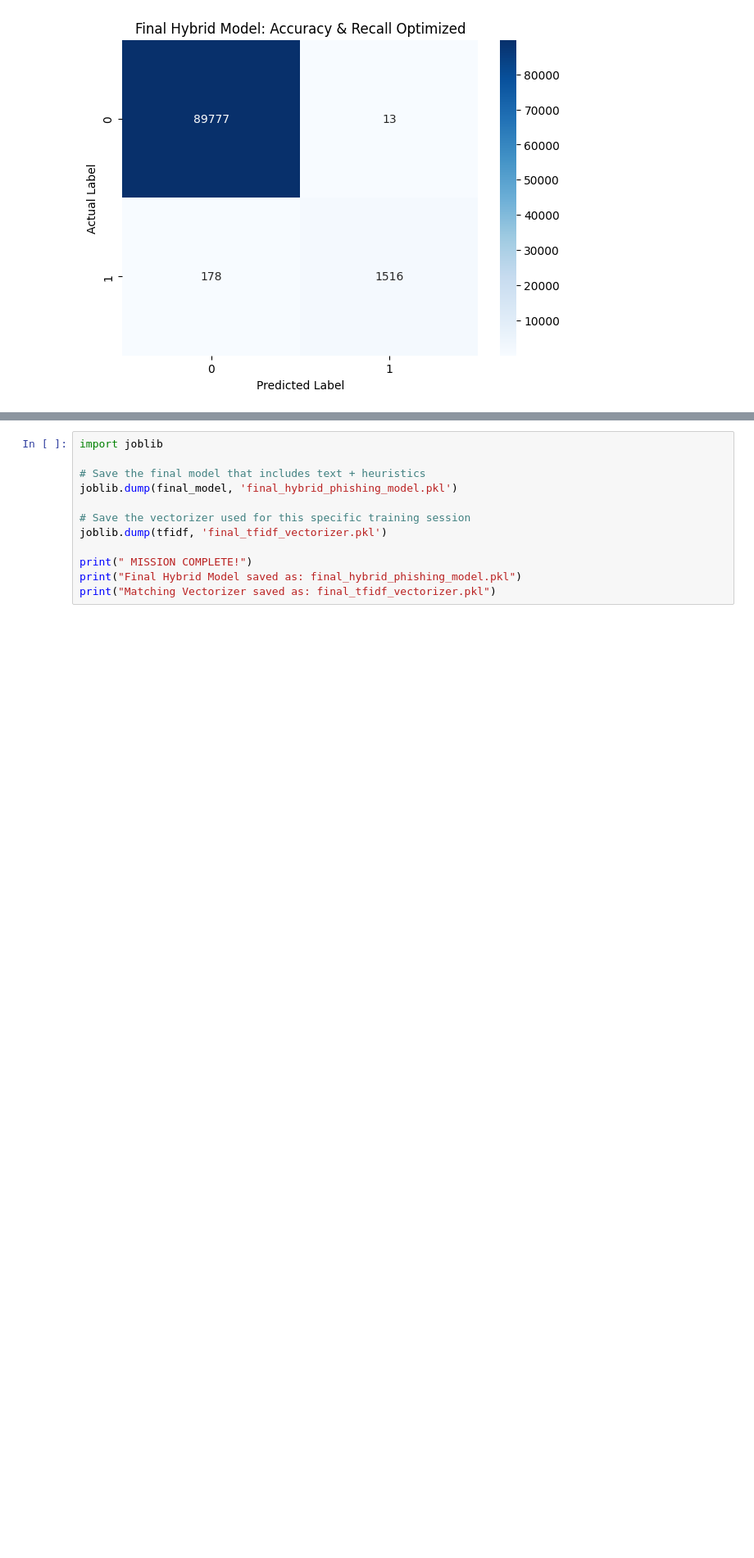
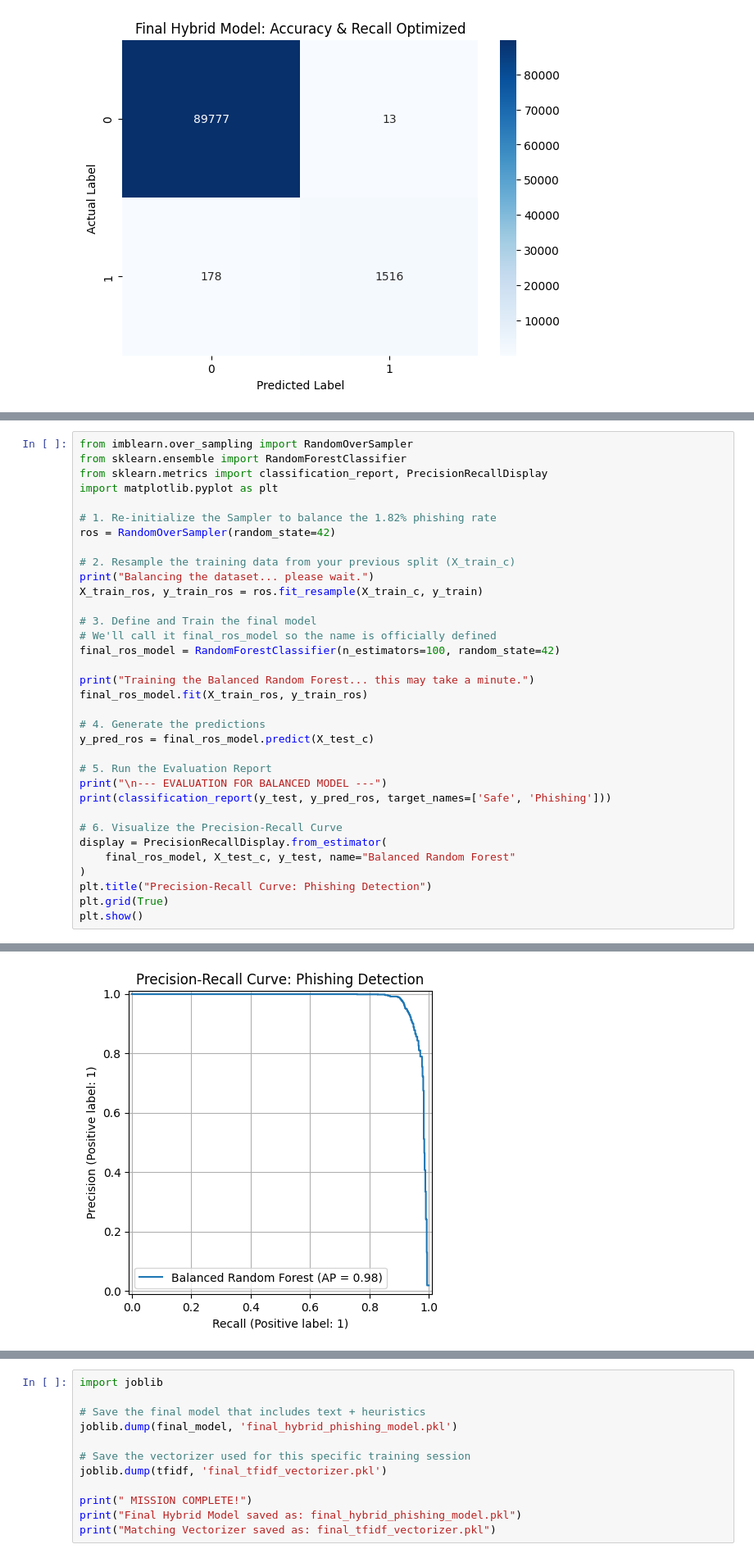
Before and after one commit to chaima-khoualdia/Security-Projectt, a Jupyter notebook: .ipynb, the cells around one changed output, grey strips where cells are left out. Shown at 82% size. Saved outputs shown, nothing was run; the diff lists cells and outputs as text; blank space fills up the shorter version.

Commit message:
Optimize phishing model: Implemented Random Over-Sampling and balanced Random Forest

```diff
--- a/.ipynb
+++ b/.ipynb
@@ -333,0 +376,35 @@ weighted avg       1.00      1.00      1.00     91484
+# %%
+from imblearn.over_sampling import RandomOverSampler
+from sklearn.ensemble import RandomForestClassifier
+from sklearn.metrics import classification_report, PrecisionRecallDisplay
+import matplotlib.pyplot as plt
+
+# 1. Re-initialize the Sampler to balance the 1.82% phishing rate
+ros = RandomOverSampler(random_state=42)
+
+# 2. Resample the training data from your previous split (X_train_c)
+print("Balancing the dataset... please wait.")
+X_train_ros, y_train_ros = ros.fit_resample(X_train_c, y_train)
+
+# 3. Define and Train the final model
+# We'll call it final_ros_model so the name is officially defined
+final_ros_model = RandomForestClassifier(n_estimators=100, random_state=42)
+
+print("Training the Balanced Random Forest... this may take a minute.")
+final_ros_model.fit(X_train_ros, y_train_ros)
+
+# 4. Generate the predictions
+y_pred_ros = final_ros_model.predict(X_test_c)
+
+# 5. Run the Evaluation Report
+print("\n--- EVALUATION FOR BALANCED MODEL ---")
+print(classification_report(y_test, y_pred_ros, target_names=['Safe', 'Phishing']))
+
+# 6. Visualize the Precision-Recall Curve
+display = PrecisionRecallDisplay.from_estimator(
+    final_ros_model, X_test_c, y_test, name="Balanced Random Forest"
+)
+plt.title("Precision-Recall Curve: Phishing Detection")
+plt.grid(True)
+plt.show()
+# %% [output]
@@ -333,0 +423 @@ weighted avg       1.00      1.00      1.00     91484
+[figure, added]
```
Also changed, not shown: parts of 7 cells of this notebook, 2 other files.
